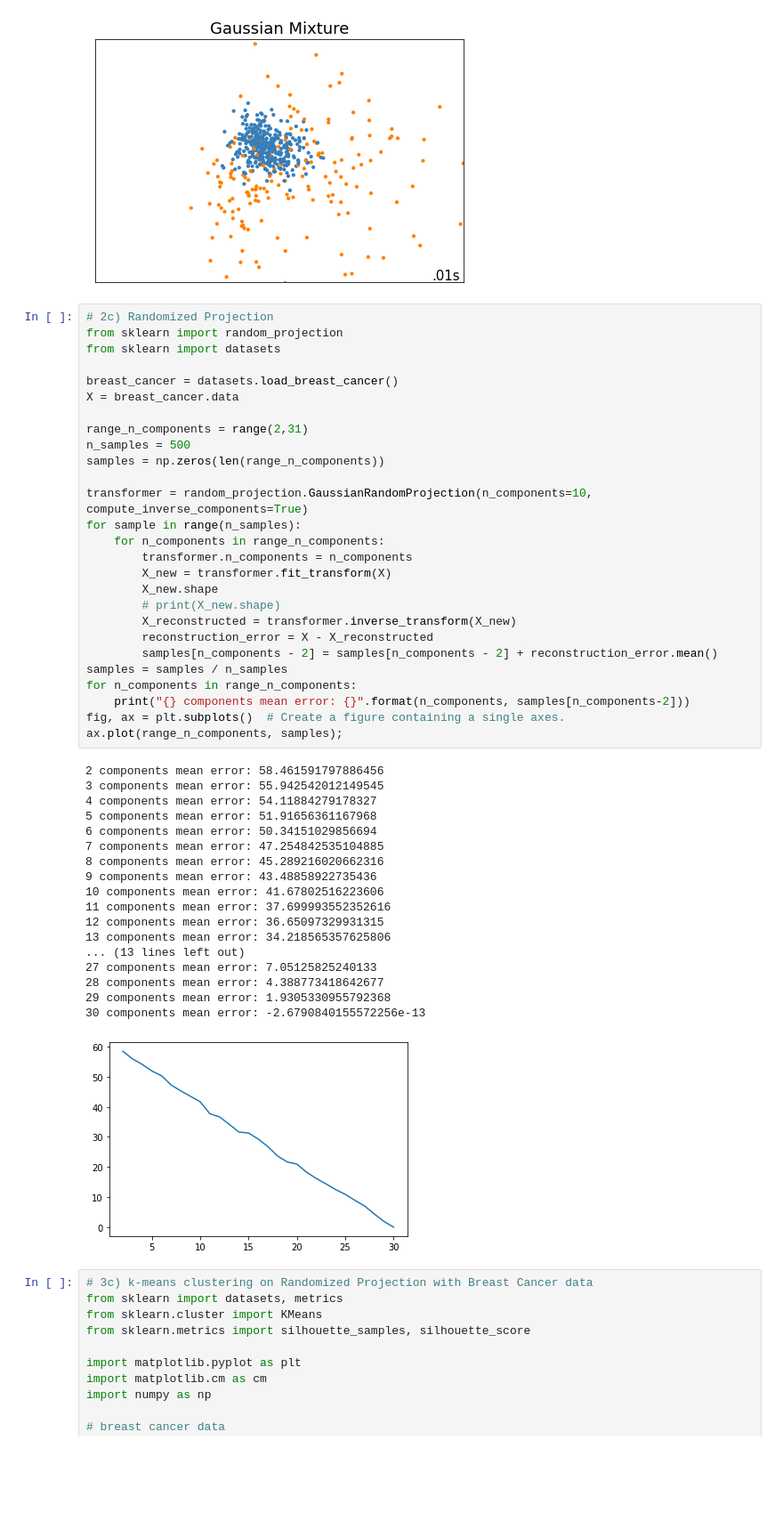
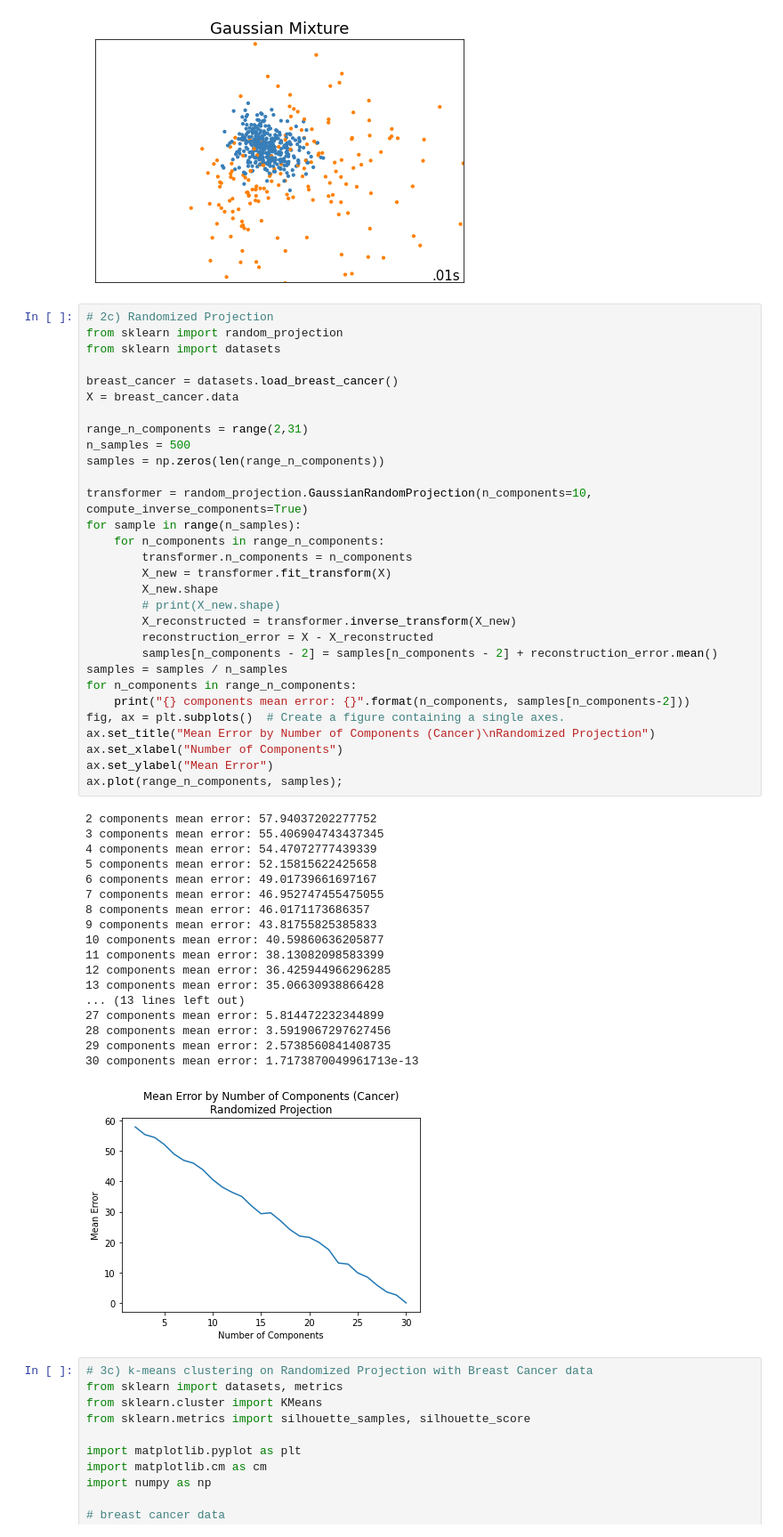
Before and after one commit to sharp-productions/meh3, a Jupyter notebook: unsupervised.ipynb, the cells around one changed output. Shown at 89% size. Saved outputs shown, nothing was run; the diff lists cells and outputs as text; blank space fills up the shorter version.

```diff
--- a/unsupervised.ipynb
+++ b/unsupervised.ipynb
@@ -931,49 +944,52 @@ For n_clusters = 10 The average silhouette_score is : 0.09466031700556457
 # %%
 # 2c) Randomized Projection
 from sklearn import random_projection
 from sklearn import datasets
 
 breast_cancer = datasets.load_breast_cancer()
 X = breast_cancer.data
 
 range_n_components = range(2,31)
 n_samples = 500
 samples = np.zeros(len(range_n_components))
 
 transformer = random_projection.GaussianRandomProjection(n_components=10, compute_inverse_components=True)
 for sample in range(n_samples):
     for n_components in range_n_components:
         transformer.n_components = n_components
         X_new = transformer.fit_transform(X)
         X_new.shape
         # print(X_new.shape)
         X_reconstructed = transformer.inverse_transform(X_new)
         reconstruction_error = X - X_reconstructed
         samples[n_components - 2] = samples[n_components - 2] + reconstruction_error.mean()
 samples = samples / n_samples
 for n_components in range_n_components:
     print("{} components mean error: {}".format(n_components, samples[n_components-2]))
 fig, ax = plt.subplots()  # Create a figure containing a single axes.
+ax.set_title("Mean Error by Number of Components (Cancer)\nRandomized Projection")
+ax.set_xlabel("Number of Components")
+ax.set_ylabel("Mean Error")
 ax.plot(range_n_components, samples);
 # %% [output]
-2 components mean error: 58.461591797886456
-3 components mean error: 55.942542012149545
-4 components mean error: 54.11884279178327
-5 components mean error: 51.91656361167968
-6 components mean error: 50.34151029856694
-7 components mean error: 47.254842535104885
-8 components mean error: 45.289216020662316
-9 components mean error: 43.48858922735436
-10 components mean error: 41.67802516223606
-11 components mean error: 37.699993552352616
-12 components mean error: 36.65097329931315
-13 components mean error: 34.218565357625806
+2 components mean error: 57.94037202277752
+3 components mean error: 55.406904743437345
+4 components mean error: 54.47072777439339
+5 components mean error: 52.15815622425658
+6 components mean error: 49.01739661697167
+7 components mean error: 46.952747455475055
+8 components mean error: 46.0171173686357
+9 components mean error: 43.81755825385833
+10 components mean error: 40.59860636205877
+11 components mean error: 38.13082098583399
+12 components mean error: 36.425944966296285
+13 components mean error: 35.06630938866428
 ... (13 lines left out)
-27 components mean error: 7.05125825240133
-28 components mean error: 4.388773418642677
-29 components mean error: 1.9305330955792368
-30 components mean error: -2.6790840155572256e-13
+27 components mean error: 5.814472232344899
+28 components mean error: 3.5919067297627456
+29 components mean error: 2.5738560841408735
+30 components mean error: 1.7173870049961713e-13
-[figure, old version]
+[figure, new version]
 # %%
 # 3c) k-means clustering on Randomized Projection with Breast Cancer data
 from sklearn import datasets, metrics
```
Also changed, not shown: parts of 7 cells of this notebook.
